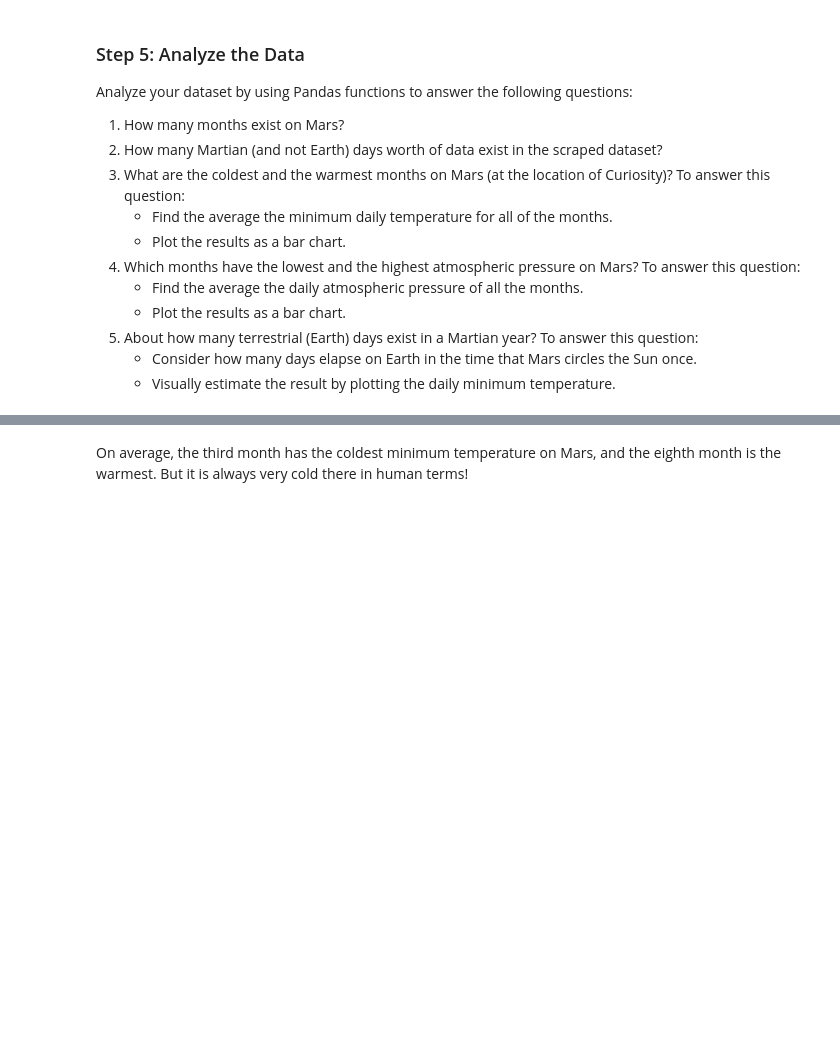
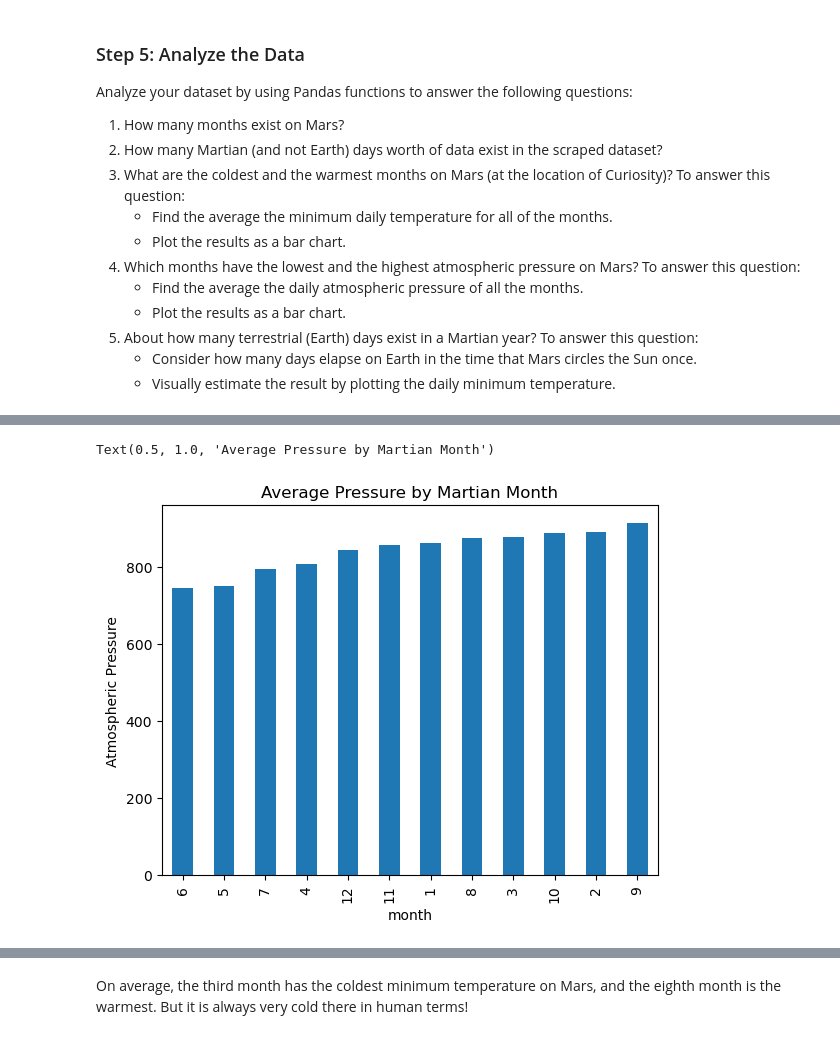
Before and after one commit to shef1109/Mission-to-Mars, a Jupyter notebook: Challenge Assignment Starter Code/part_2_mars_weather.ipynb, the cells around one changed output, grey strips where cells are left out. Saved outputs shown, nothing was run; the diff lists cells and outputs as text; code cells hidden in the pictures; blank space fills up the shorter version.

```diff
--- a/Challenge Assignment Starter Code/part_2_mars_weather.ipynb
+++ b/Challenge Assignment Starter Code/part_2_mars_weather.ipynb
@@ -308,0 +249,9 @@ In one Martial year, nearly  686 days 00:00:00 pass on Earth
+# %%
+# Plot the average pressure by month
+avg_pressure_by_mth.sort_values().plot(kind='bar')
+plt.xlabel("month")
+plt.ylabel("Atmospheric Pressure")
+plt.title('Average Pressure by Martian Month')
+# %% [output]
+Text(0.5, 1.0, 'Average Pressure by Martian Month')
+[figure, added]
```
Also changed, not shown: parts of 16 cells of this notebook.
